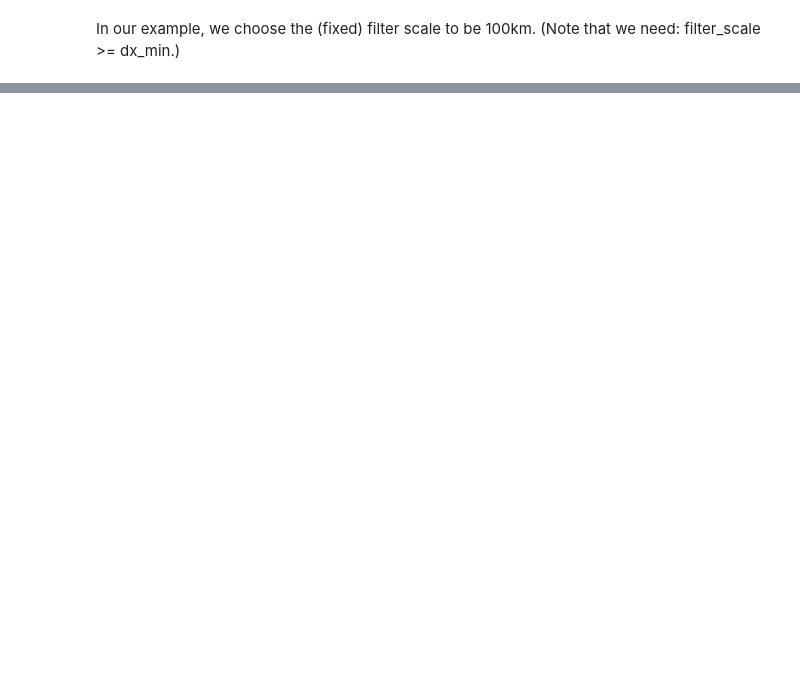
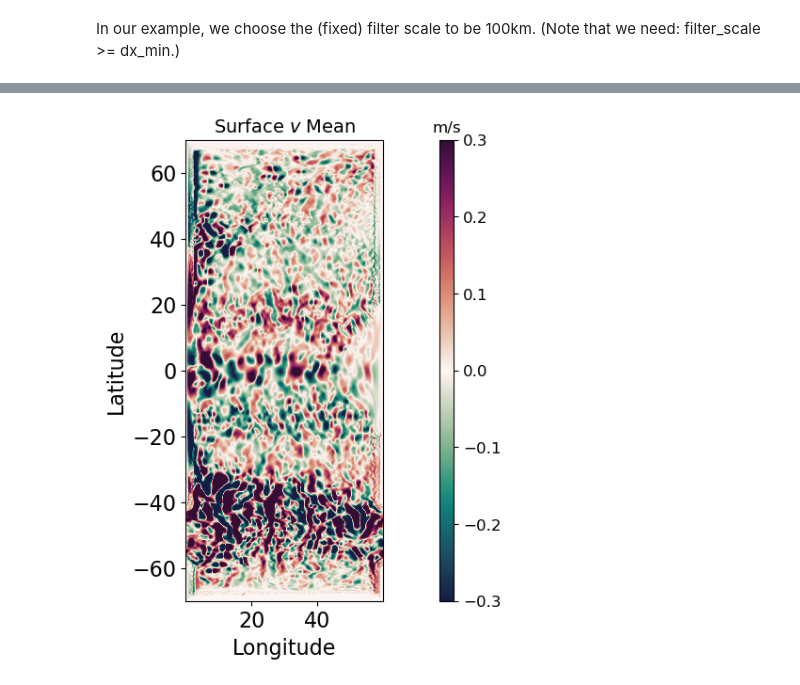
Before and after one commit to ElizabethYankovsky/Neverworld2-Analysis, a Jupyter notebook: GCM-filters-tutorial.ipynb, the cells around one changed output, grey strips where cells are left out. Saved outputs shown, nothing was run; the diff lists cells and outputs as text; code cells hidden in the pictures; blank space fills up the shorter version.

```diff
--- a/GCM-filters-tutorial.ipynb
+++ b/GCM-filters-tutorial.ipynb
@@ -199,0 +296,27 @@ KEfull_filtered.shape
+# %%
+#Plotting filtered velocities for whole domain
+fig = plt.figure(figsize=(5, 7), dpi=100, facecolor='w', edgecolor='k')
+ax1 = fig.add_axes([0.15,0.2,0.6,0.7])
+ax2 = fig.add_axes([.78, 0.2, 0.03, 0.7])
+ax1.set_facecolor((0.92, 0.92, 0.92))
+ax1.set_xlabel('Longitude',fontsize=16)
+ax1.set_ylabel('Latitude',fontsize=16)
+ax1.tick_params(labelsize=16);
+ax2.tick_params(labelsize=14)
+
+levels=np.linspace(-5,0,11)
+
+ax1.set_title('Surface $v$ Mean',fontsize=14)
+
+
+#var[200:360,:]=np.nan
+
+plotted =ax1.pcolor(xhp,yhp,v_mean[0,:,:],cmap=cmocean.cm.curl,vmin=-0.3,vmax=0.3)
+ax1.set_aspect('equal', 'box')
+cbar = plt.colorbar(mappable=plotted, cax=ax2, orientation = 'vertical');
+cbar.ax.tick_params(labelsize=12);
+ax2.set_title('m/s')
+#
+plt.show()
+# %% [output]
+[figure, added]
```
Also changed, not shown: parts of 39 cells of this notebook.
